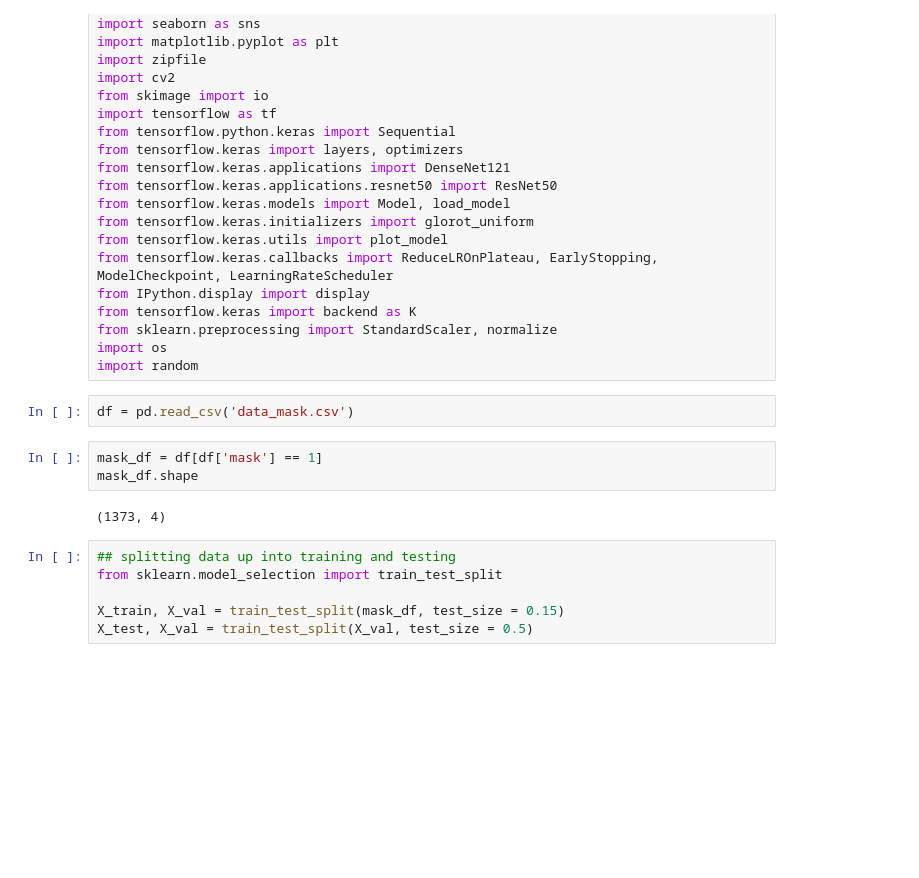
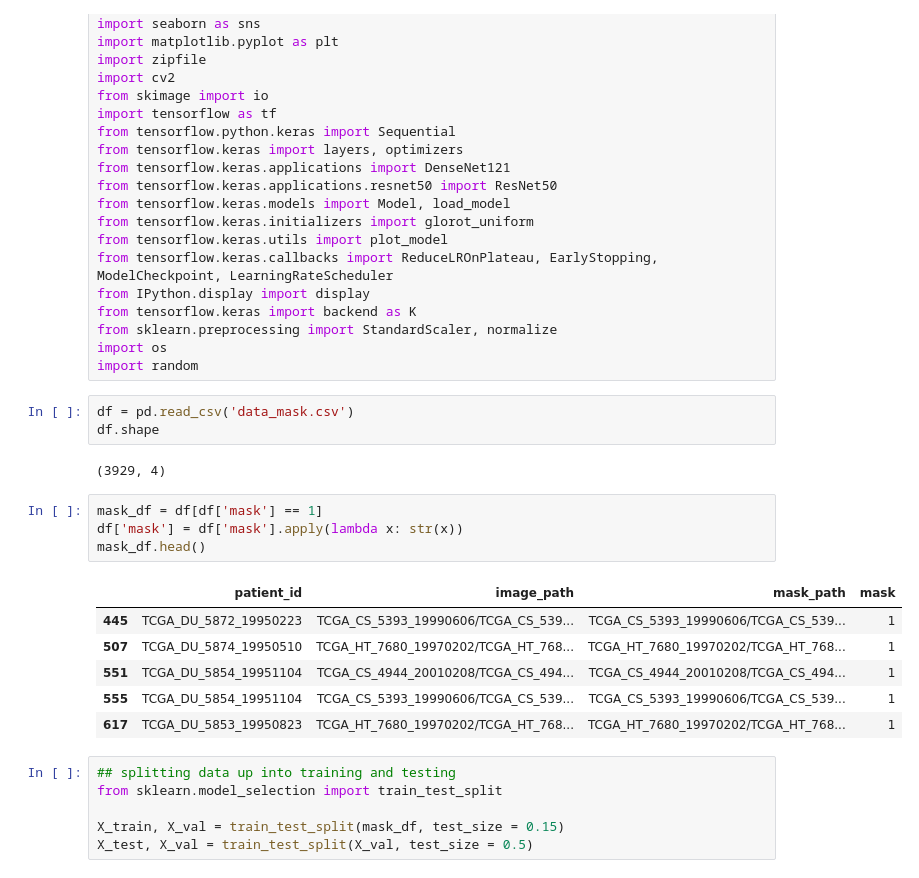
Before and after one commit to speri203/Tumor_Detection, a Jupyter notebook: ResUNet.ipynb, the cells around one changed output. Saved outputs shown, nothing was run; the diff lists cells and outputs as text; blank space fills up the shorter version.

```diff
--- a/ResUNet.ipynb
+++ b/ResUNet.ipynb
@@ -33,11 +33,20 @@ import os
 import random
 # %%
 df = pd.read_csv('data_mask.csv')
+df.shape
+# %% [output]
+(3929, 4)
 # %%
 mask_df = df[df['mask'] == 1]
-mask_df.shape
+df['mask'] = df['mask'].apply(lambda x: str(x))
+mask_df.head()
 # %% [output]
-(1373, 4)
+|  | patient_id | image_path | mask_path | mask |
+| 445 | TCGA_DU_5872_19950223 | TCGA_CS_5393_19990606/TCGA_CS_539... | TCGA_CS_5393_19990606/TCGA_CS_539... | 1 |
+| 507 | TCGA_DU_5874_19950510 | TCGA_HT_7680_19970202/TCGA_HT_768... | TCGA_HT_7680_19970202/TCGA_HT_768... | 1 |
+| 551 | TCGA_DU_5854_19951104 | TCGA_CS_4944_20010208/TCGA_CS_494... | TCGA_CS_4944_20010208/TCGA_CS_494... | 1 |
+| 555 | TCGA_DU_5854_19951104 | TCGA_CS_5393_19990606/TCGA_CS_539... | TCGA_CS_5393_19990606/TCGA_CS_539... | 1 |
+| 617 | TCGA_DU_5853_19950823 | TCGA_HT_7680_19970202/TCGA_HT_768... | TCGA_HT_7680_19970202/TCGA_HT_768... | 1 |
 # %%
 ## splitting data up into training and testing
 from sklearn.model_selection import train_test_split
```
Also changed, not shown: parts of 6 cells of this notebook.
